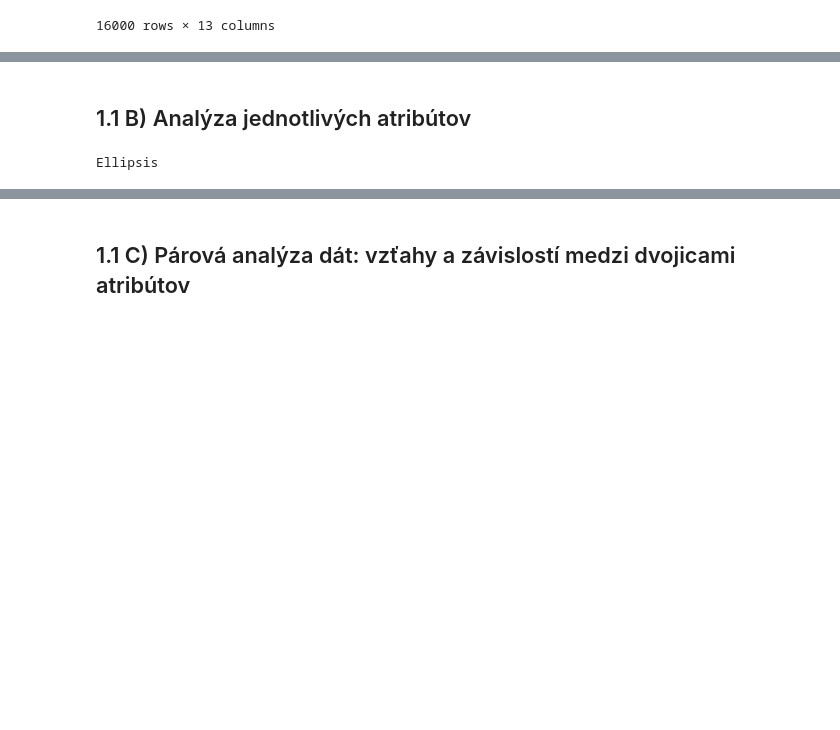
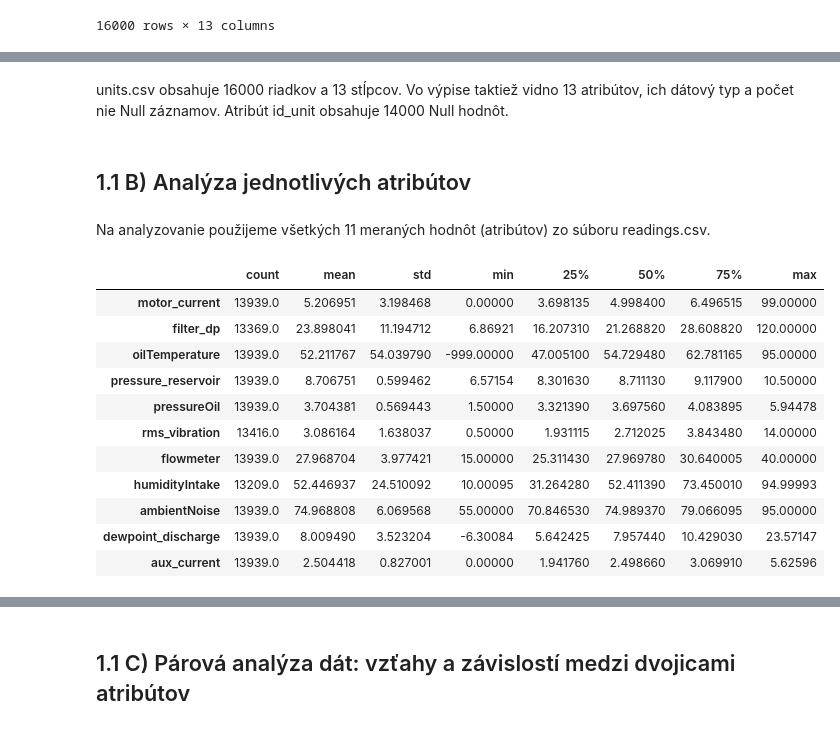
Before and after one commit to kavonada/IAU_zadanie, a Jupyter notebook: projekt.ipynb, the cells around one changed output, grey strips where cells are left out. Drawn from its saved outputs; the diff is of its cells as text; code cells hidden in the pictures; blank space fills up the shorter version.

```diff
--- a/projekt.ipynb
+++ b/projekt.ipynb
@@ -142,6 +191,25 @@ with open("data/gateways.csv", "r", encoding="utf-8", errors="replace") as f:
+# %% [markdown]
+units.csv obsahuje 16000 riadkov a 13 stĺpcov. Vo výpise taktiež vidno 13 atribútov, ich dátový typ a počet nie Null záznamov. Atribút id_unit obsahuje 14000 Null hodnôt.
 # %% [markdown]
 ## 1.1 B) Analýza jednotlivých atribútov
-# %%
-...
-# %% [output]
-Ellipsis
+# %% [markdown]
+Na analyzovanie použijeme všetkých 11 meraných hodnôt (atribútov) zo súboru readings.csv.
+# %%
+sensor_cols = ["motor_current", "filter_dp", "oilTemperature", "pressure_reservoir",
+               "pressureOil", "rms_vibration", "flowmeter", "humidityIntake",
+               "ambientNoise", "dewpoint_discharge", "aux_current"]
+
+readings_data[sensor_cols].describe().T
+# %% [output]
+|  | count | mean | std | min | 25% | 50% | 75% | max |
+| motor_current | 13939.0 | 5.206951 | 3.198468 | 0.00000 | 3.698135 | 4.998400 | 6.496515 | 99.00000 |
+| filter_dp | 13369.0 | 23.898041 | 11.194712 | 6.86921 | 16.207310 | 21.268820 | 28.608820 | 120.00000 |
+| oilTemperature | 13939.0 | 52.211767 | 54.039790 | -999.00000 | 47.005100 | 54.729480 | 62.781165 | 95.00000 |
+| pressure_reservoir | 13939.0 | 8.706751 | 0.599462 | 6.57154 | 8.301630 | 8.711130 | 9.117900 | 10.50000 |
+| pressureOil | 13939.0 | 3.704381 | 0.569443 | 1.50000 | 3.321390 | 3.697560 | 4.083895 | 5.94478 |
+| rms_vibration | 13416.0 | 3.086164 | 1.638037 | 0.50000 | 1.931115 | 2.712025 | 3.843480 | 14.00000 |
+| flowmeter | 13939.0 | 27.968704 | 3.977421 | 15.00000 | 25.311430 | 27.969780 | 30.640005 | 40.00000 |
+| humidityIntake | 13209.0 | 52.446937 | 24.510092 | 10.00095 | 31.264280 | 52.411390 | 73.450010 | 94.99993 |
+| ambientNoise | 13939.0 | 74.968808 | 6.069568 | 55.00000 | 70.846530 | 74.989370 | 79.066095 | 95.00000 |
+| dewpoint_discharge | 13939.0 | 8.009490 | 3.523204 | -6.30084 | 5.642425 | 7.957440 | 10.429030 | 23.57147 |
+| aux_current | 13939.0 | 2.504418 | 0.827001 | 0.00000 | 1.941760 | 2.498660 | 3.069910 | 5.62596 |
```
Also changed, not shown: parts of 12 cells of this notebook.
